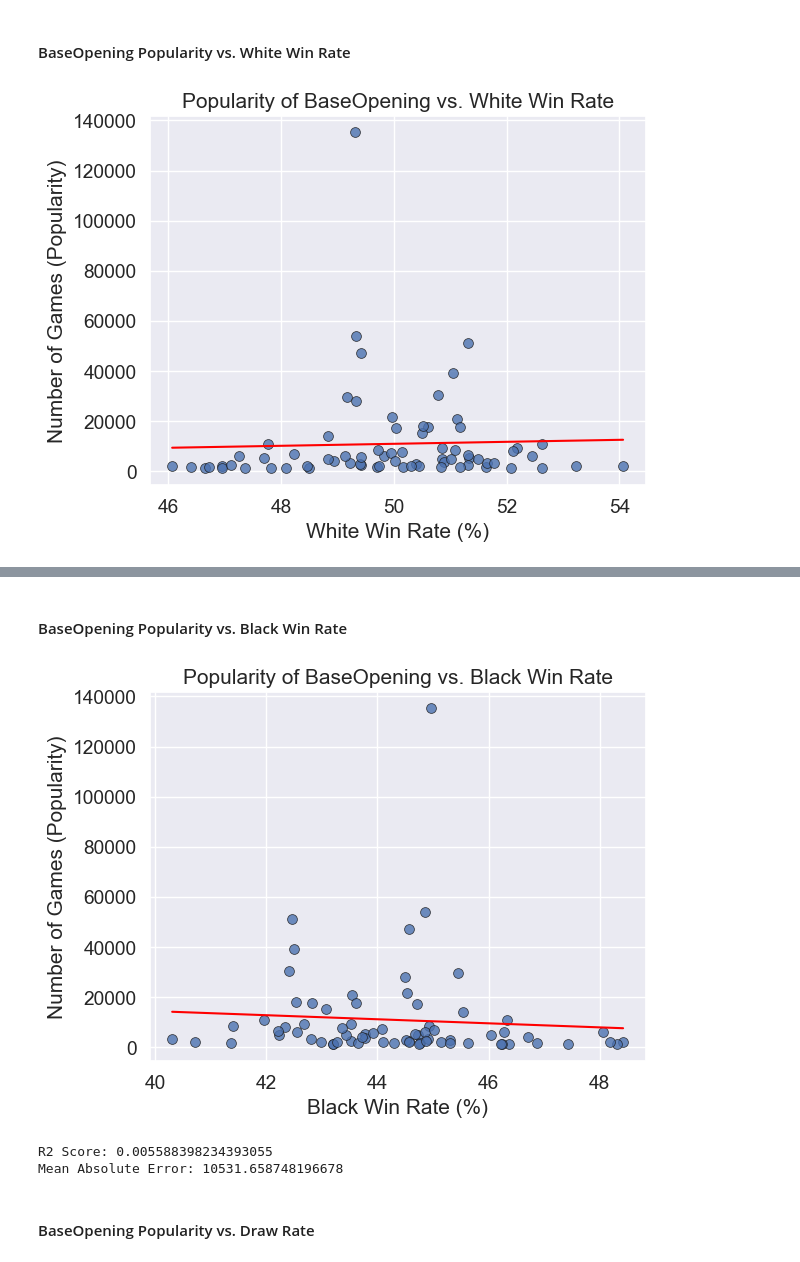
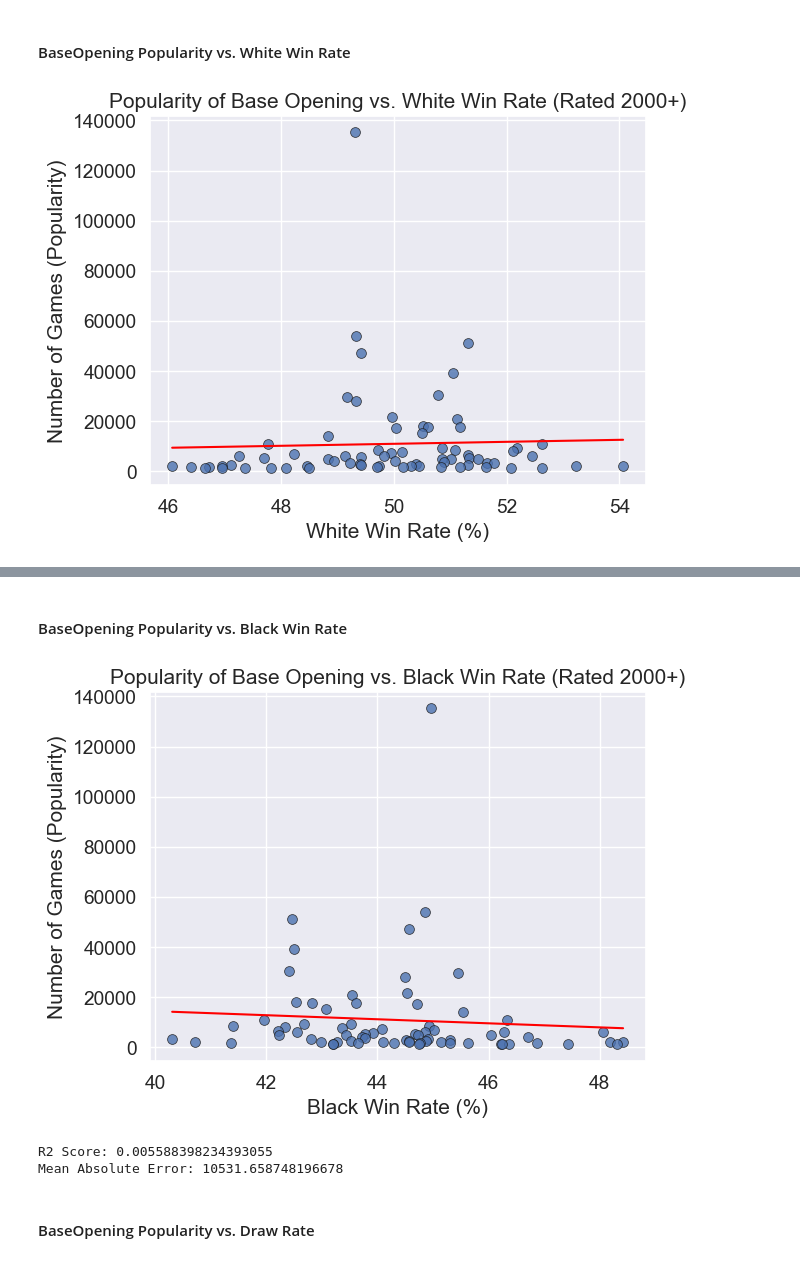
Before and after one commit to IsaacCheng9/machine-learning-in-chess, a Jupyter notebook: src/analyse_chess_data.ipynb, the cells around one changed output, grey strips where cells are left out. Saved outputs shown, nothing was run; the diff lists cells and outputs as text; code cells hidden in the pictures.

```diff
--- a/src/analyse_chess_data.ipynb
+++ b/src/analyse_chess_data.ipynb
@@ -2057,9 +2057,9 @@ result_percentages_pivot = result_percentages.pivot_table(
 result_percentages_pivot["NumberOfGames"] = result_percentages_pivot["BaseOpening"].map(
     total_games
 )
-# Sort the table by proportion of draws (1/2-1/2) ascending.
+# Sort the table by number of games descending.
 result_percentages_pivot_sorted = result_percentages_pivot.sort_values(
-    "1/2-1/2", ascending=True
+    "NumberOfGames", ascending=False
 )
 # Delete the row with the BaseOpening of '?' or 'King's Pawn'.
 result_percentages_pivot_sorted = result_percentages_pivot_sorted[
@@ -2074,32 +2088,32 @@ display(result_percentages_pivot_sorted)
 # each BaseOpening.
 regression_data = result_percentages_pivot_sorted[["NumberOfGames", "1-0"]]
 
 # Create the linear regression model.
 lr = LinearRegression()
 X = regression_data[["1-0"]]
 y = regression_data["NumberOfGames"]
 lr.fit(X, y)
 
 # Create a scatter plot with the data.
 scatter = sns.scatterplot(
     x="1-0",
     y="NumberOfGames",
     data=regression_data,
     s=50,
     edgecolor="k",
     alpha=0.8,
 )
 sns.set(font_scale=1.25)
 sns.lineplot(
     x=regression_data["1-0"],
     y=lr.predict(X),
     color="red",
 )
 scatter.set(xlabel="White Win Rate (%)", ylabel="Number of Games (Popularity)")
-scatter.set_title("Popularity of BaseOpening vs. White Win Rate")
+scatter.set_title("Popularity of Base Opening vs. White Win Rate (Rated 2000+)")
 plt.show()
 
 print(f"R2 Score: {r2_score(y, lr.predict(X))}")
 print(f"Mean Absolute Error: {mean_absolute_error(y, lr.predict(X))}")
 # %% [output]
-[figure, old version]
+[figure, new version]
@@ -2134,13 +2148,13 @@ sns.lineplot(
     color="red",
 )
 scatter.set(xlabel="Black Win Rate (%)", ylabel="Number of Games (Popularity)")
-scatter.set_title("Popularity of BaseOpening vs. Black Win Rate")
+scatter.set_title("Popularity of Base Opening vs. Black Win Rate (Rated 2000+)")
 plt.show()
 
 print(f"R2 Score: {r2_score(y, lr.predict(X))}")
 print(f"Mean Absolute Error: {mean_absolute_error(y, lr.predict(X))}")
 # %% [output]
-[figure, old version]
+[figure, new version]
 R2 Score: 0.005588398234393055
 Mean Absolute Error: 10531.658748196678
 # %% [markdown]
```
Also changed, not shown: parts of 18 cells of this notebook.
